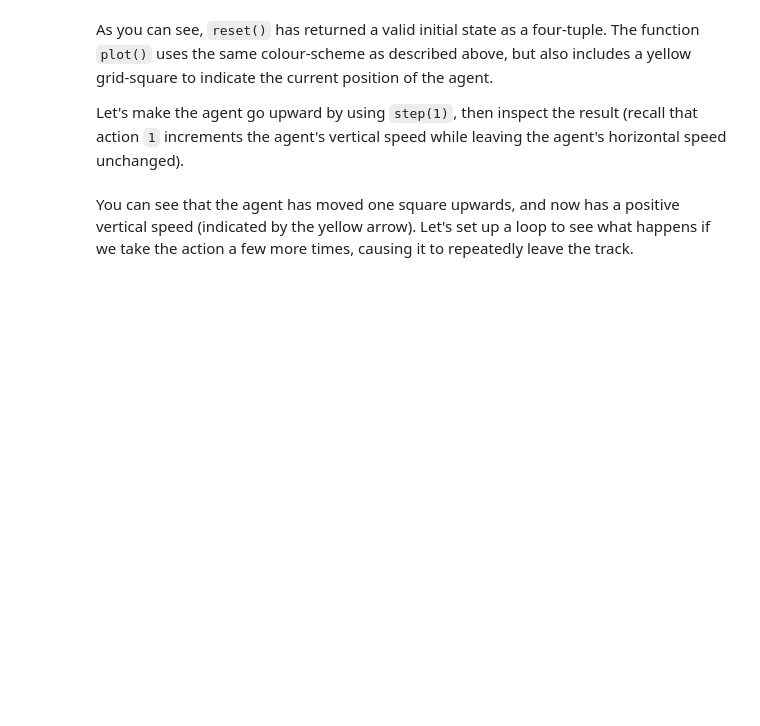
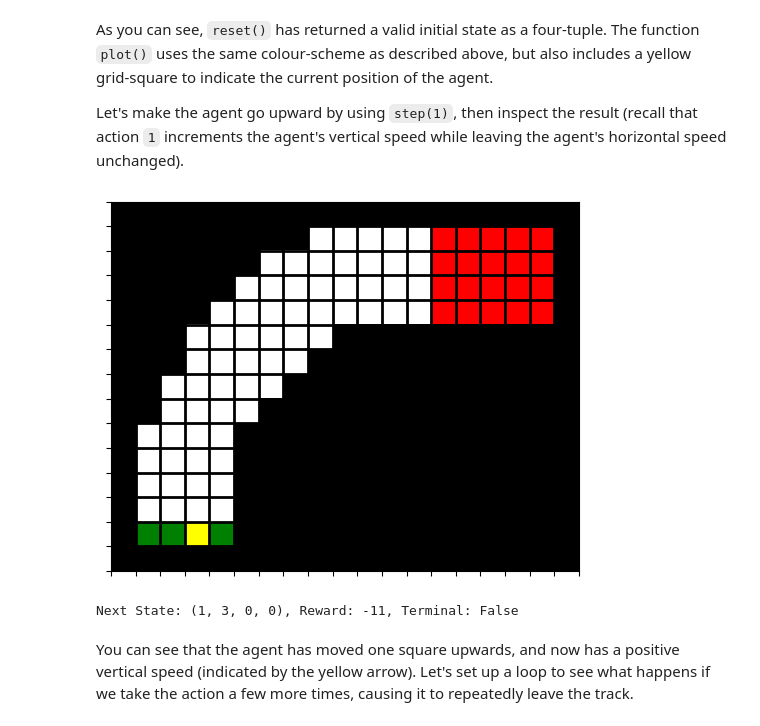
Before and after one commit to Salceid0/proyecto-bath, a Jupyter notebook: RL/W3/rl_cw_2_monte_carlo.ipynb, the cells around one changed output. Saved outputs shown, nothing was run; the diff lists cells and outputs as text; code cells hidden in the pictures; blank space fills up the shorter version.

```diff
--- a/RL/W3/rl_cw_2_monte_carlo.ipynb
+++ b/RL/W3/rl_cw_2_monte_carlo.ipynb
@@ -72,9 +77,13 @@ As you can see, `reset()` has returned a valid initial state as a four-tuple. Th
 Let's make the agent go upward by using `step(1)`, then inspect the result (recall that action `1` increments the agent's vertical speed while leaving the agent's horizontal speed unchanged).
 # %%
 # Let us increase the agent's vertical speed (action 1).
+terminal = False
 next_state, reward, terminal = env.step(1)
 env.render()
 print("Next State: {}, Reward: {}, Terminal: {}".format(next_state, reward, terminal))
+# %% [output]
+[figure, added]
+Next State: (1, 3, 0, 0), Reward: -11, Terminal: False
 # %% [markdown]
 You can see that the agent has moved one square upwards, and now has a positive vertical speed (indicated by the yellow arrow). Let's set up a loop to see what happens if we take the action a few more times, causing it to repeatedly leave the track.
 # %%
```
Also changed, not shown: parts of 5 cells of this notebook.
